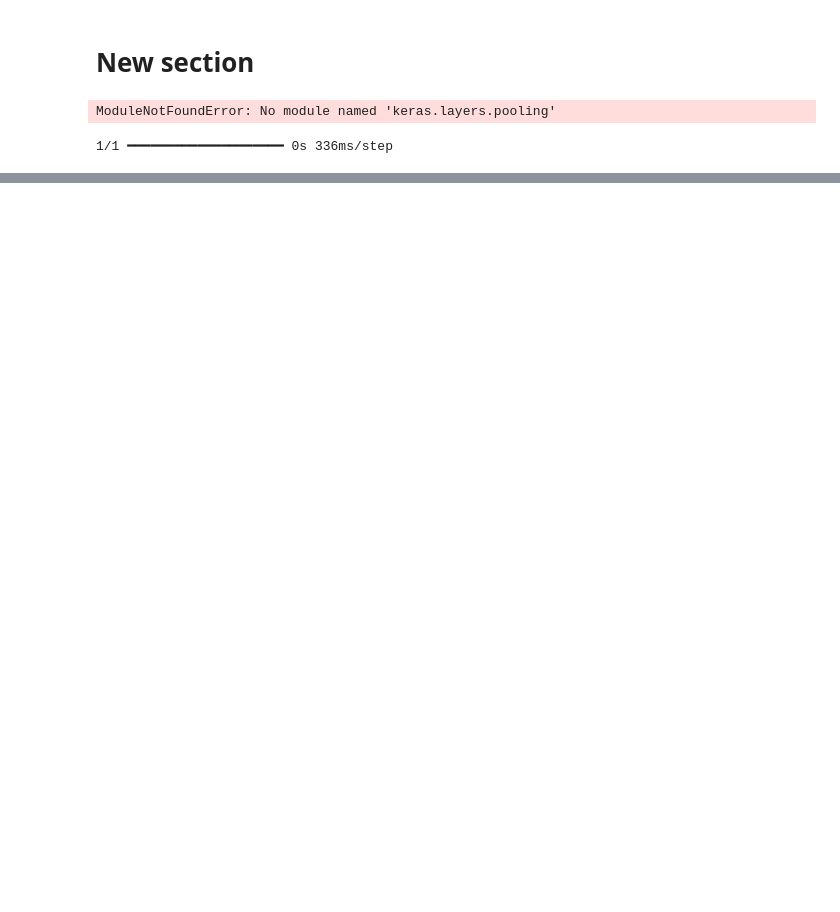
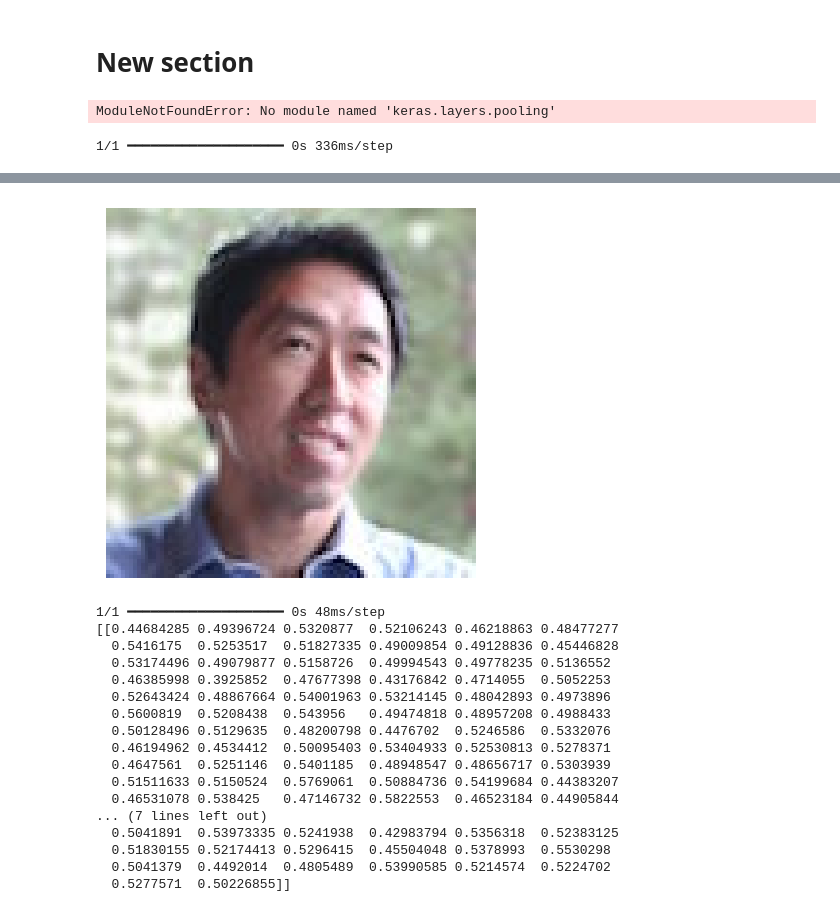
Before and after one commit to kameshDiviyanjana/DL-lab-3, a Jupyter notebook: Untitled3.ipynb, the cells around one changed output, grey strips where cells are left out. Saved outputs shown, nothing was run; the diff lists cells and outputs as text; code cells hidden in the pictures; blank space fills up the shorter version.

```diff
--- a/Untitled3.ipynb
+++ b/Untitled3.ipynb
@@ -259,0 +322,33 @@ FileNotFoundError: [Errno 2] Unable to synchronously open file (unable to open f
+# %%
+# Step 4: Display the image
+import matplotlib.pyplot as plt  # For displaying the image
+
+plt.imshow(img)
+plt.axis('off')  # Hide axes
+plt.show()
+
+
+# Step 5: Generate encoding
+encoding = model.predict(img_array)
+
+# Print the encoding to verify
+print(encoding)
+# %% [output]
+[figure, added]
+1/1 ━━━━━━━━━━━━━━━━━━━━ 0s 48ms/step
+[[0.44684285 0.49396724 0.5320877  0.52106243 0.46218863 0.48477277
+  0.5416175  0.5253517  0.51827335 0.49009854 0.49128836 0.45446828
+  0.53174496 0.49079877 0.5158726  0.49994543 0.49778235 0.5136552
+  0.46385998 0.3925852  0.47677398 0.43176842 0.4714055  0.5052253
+  0.52643424 0.48867664 0.54001963 0.53214145 0.48042893 0.4973896
+  0.5600819  0.5208438  0.543956   0.49474818 0.48957208 0.4988433
+  0.50128496 0.5129635  0.48200798 0.4476702  0.5246586  0.5332076
+  0.46194962 0.4534412  0.50095403 0.53404933 0.52530813 0.5278371
+  0.4647561  0.5251146  0.5401185  0.48948547 0.48656717 0.5303939
+  0.51511633 0.5150524  0.5769061  0.50884736 0.54199684 0.44383207
+  0.46531078 0.538425   0.47146732 0.5822553  0.46523184 0.44905844
+... (7 lines left out)
+  0.5041891  0.53973335 0.5241938  0.42983794 0.5356318  0.52383125
+  0.51830155 0.52174413 0.5296415  0.45504048 0.5378993  0.5530298
+  0.5041379  0.4492014  0.4805489  0.53990585 0.5214574  0.5224702
+  0.5277571  0.50226855]]
```
Also changed, not shown: parts of 3 cells of this notebook.
